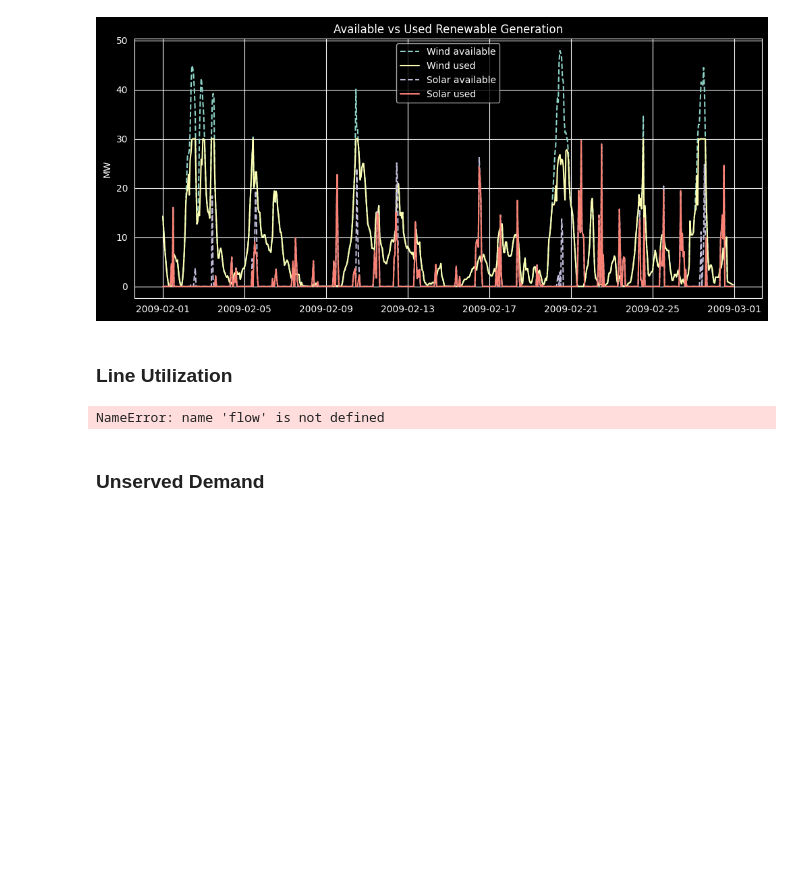
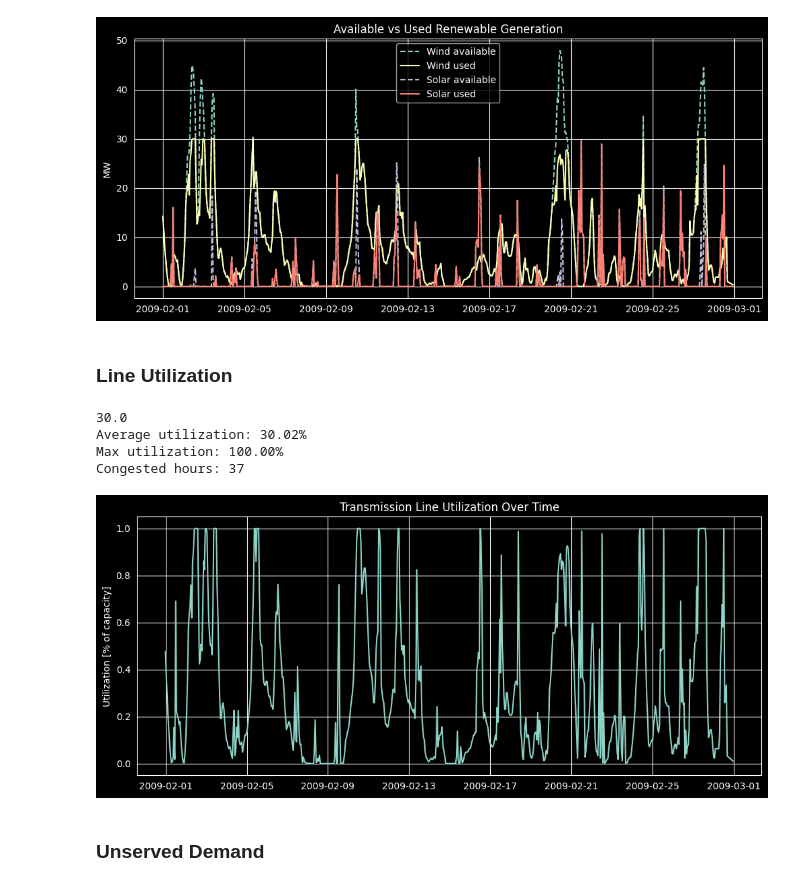
Before and after one commit to karivero/esi_final_repo, a Jupyter notebook: final_esi/ESI_Assignment/ESI_assignment_point1_empty.ipynb, the cells around one changed output. Cells and saved outputs as stored; diff of their text form; code cells hidden in the pictures; blank space fills up the shorter version.

Commit message:
modified some transmission variable names for plot

```diff
--- a/final_esi/ESI_Assignment/ESI_assignment_point1_empty.ipynb
+++ b/final_esi/ESI_Assignment/ESI_assignment_point1_empty.ipynb
@@ -1109,24 +1110,28 @@ Solar curtailment: 219.9 MWh
 # %%
 opt_flow = n.links_t.p0["zone1-zone2"]
 opt_line_capacity = n.links.loc["zone1-zone2", "p_nom"]
-utilization = flow.abs() / capacity
+utilization = opt_flow.abs() / opt_line_capacity
 avg_util = utilization.mean()
 max_util = utilization.max()
 congested_hours = (utilization > 0.99).sum()
 
 print(opt_line_capacity)
 print(f"Average utilization: {avg_util:.2%}")
 print(f"Max utilization: {max_util:.2%}")
 print(f"Congested hours: {congested_hours}")
 
 plt.figure(figsize=(12,5))
 plt.plot(utilization)
 plt.ylabel("Utilization [% of capacity]")
 plt.title("Transmission Line Utilization Over Time")
 plt.grid(True)
 plt.show()
 # %% [output]
-NameError: name 'flow' is not defined
+30.0
+Average utilization: 30.02%
+Max utilization: 100.00%
+Congested hours: 37
+[figure, added]
 # %% [markdown]
 ### Unserved Demand
 # %%
```
Also changed, not shown: parts of 5 cells of this notebook.
